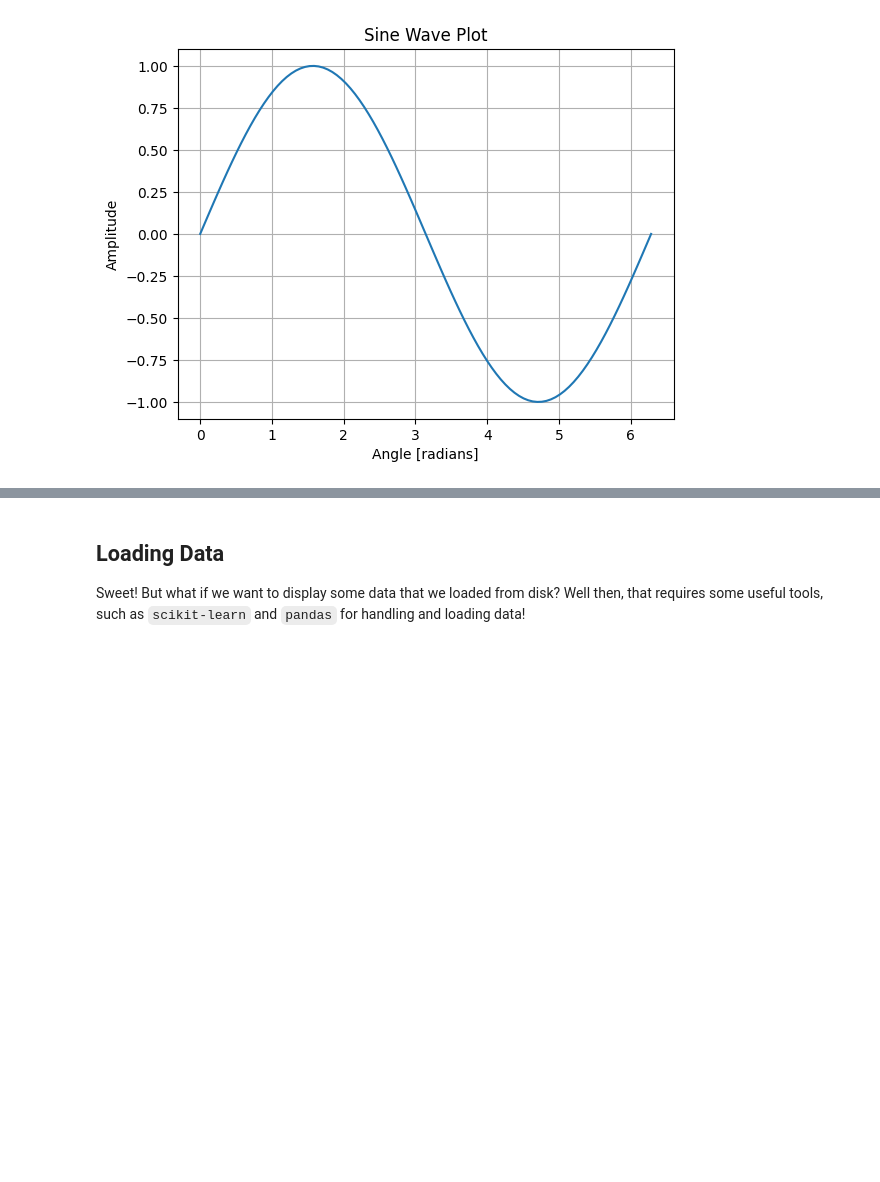
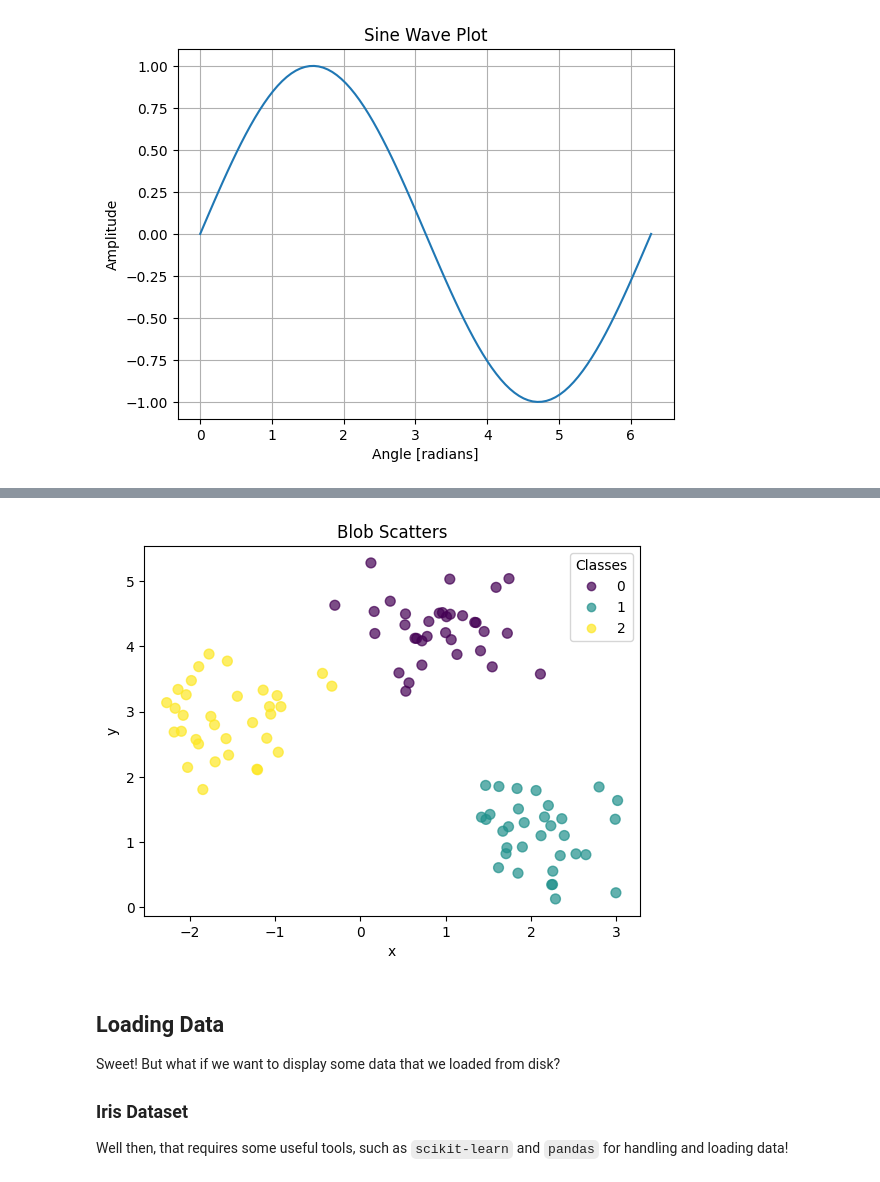
Before and after one commit to art-book-online/art-book-online.github.io, a Jupyter notebook: _notebooks/notebooks/sample.ipynb, the cells around one changed output, grey strips where cells are left out. Cells and saved outputs as stored; diff of their text form; code cells hidden in the pictures; blank space fills up the shorter version.

```diff
--- a/_notebooks/notebooks/sample.ipynb
+++ b/_notebooks/notebooks/sample.ipynb
@@ -86,7 +201,48 @@ plt.show()
+# %%
+# We'll use scikit-learn's make_blobs dataset generator as an example
+from sklearn.datasets import make_blobs
+
+# Generate the data
+X, y = make_blobs(
+    n_samples=100,      # The number of samples total
+    centers=3,          # The number of blobs
+    cluster_std=0.5,    # The standard deviation of the gaussian blobs
+    random_state=0,     # Somerandom seed for the random generator
+)
+
+# Create the scatter plot
+ax = plt.figure()
+# Get the handle of the scatter plot for later
+s = plt.scatter(
+    X[:, 0],            # The x-values
+    X[:, 1],            # The y-values
+    c=y,                # The blob "labels"
+    s=50,               # The marker size for the dots
+    alpha=0.7,          # The opacity of the center of the dots
+)
+
+# Plot the legend in a hacky way, getting the "labels" in a colored legend
+plt.legend(
+    *s.legend_elements(),
+    title="Classes",
+)
+
+# Add labels and a title
+plt.xlabel("x")
+plt.ylabel("y")
+plt.title("Blob Scatters")
+
+# Display the plot
+plt.show()
+# %% [output]
+[figure, added]
 # %% [markdown]
 ## Loading Data
 
 Sweet!
 But what if we want to display some data that we loaded from disk?
+
+### Iris Dataset
+
 Well then, that requires some useful tools, such as `scikit-learn` and `pandas` for handling and loading data!
 # %%
```
Also changed, not shown: parts of 13 cells of this notebook, 6 other files.
